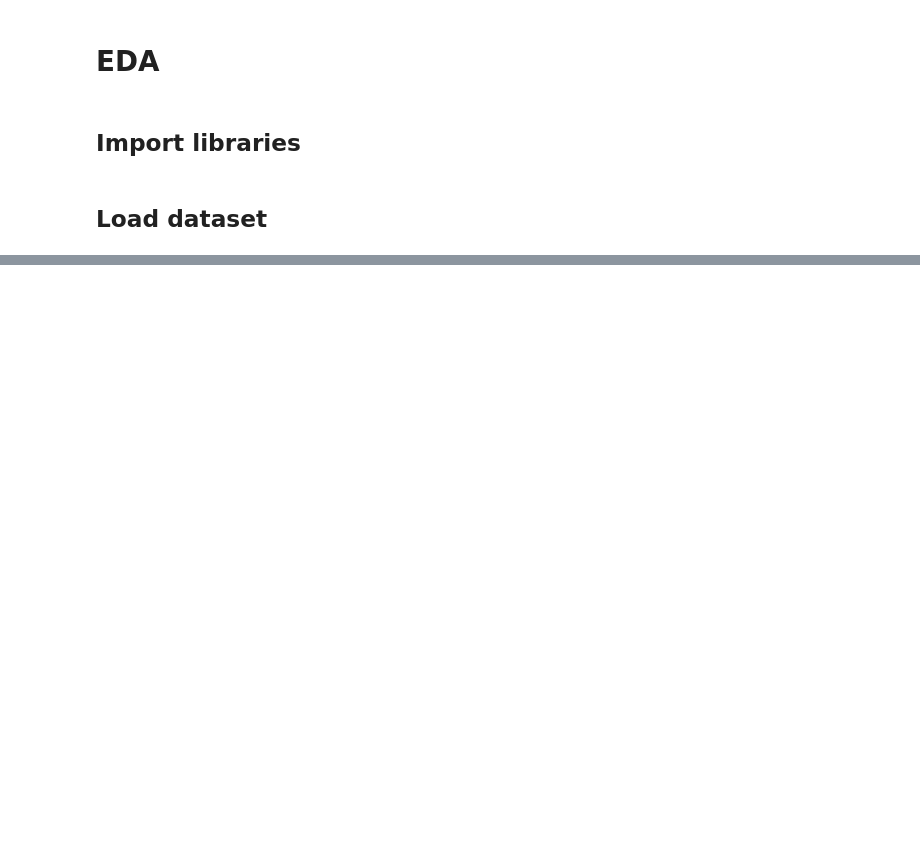
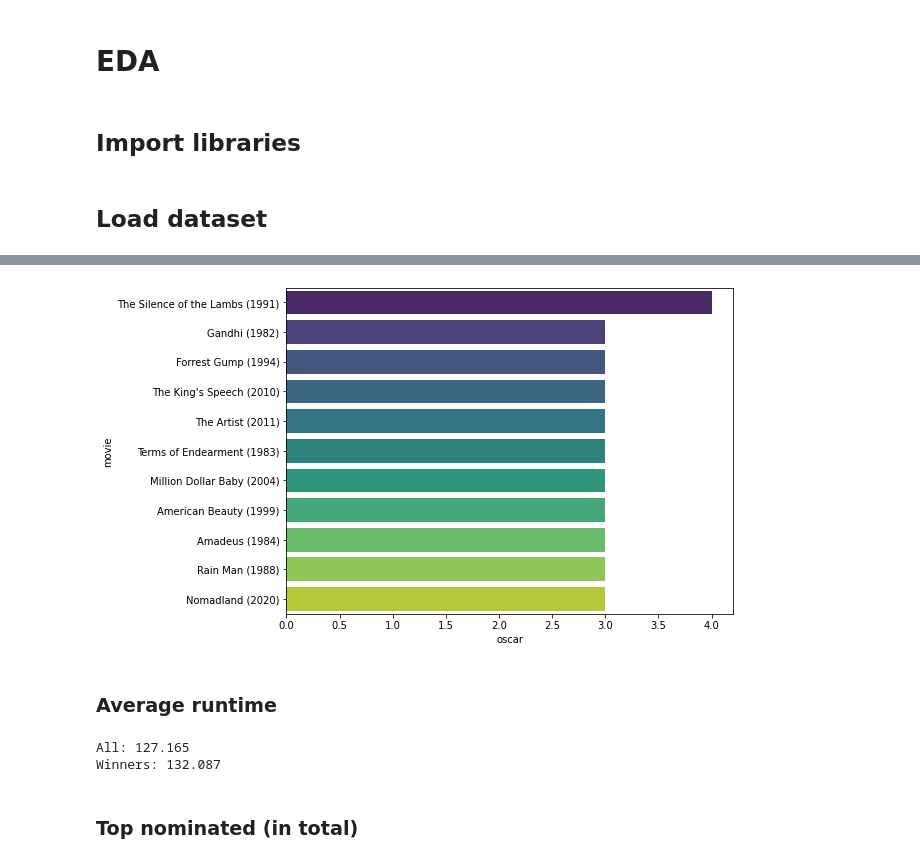
Before and after one commit to vvkin/oscar-predicting, a Jupyter notebook: notebooks/eda.ipynb, the cells around one changed output, grey strips where cells are left out. Cells and saved outputs as stored; diff of their text form; code cells hidden in the pictures; blank space fills up the shorter version.

```diff
--- a/notebooks/eda.ipynb
+++ b/notebooks/eda.ipynb
@@ -25,0 +51,8 @@ df.head()
+# %%
+top_oscar = df[['movie', 'year', 'oscar']].groupby(['movie', 'year'])
+top_oscar = top_oscar.sum().reset_index().sort_values(by='oscar', ascending=False)
+top_oscar = top_oscar[top_oscar.oscar >= 3]
+top_oscar = top_oscar.astype({ 'year': str })
+top_oscar['movie'] += ' (' + top_oscar['year'] + ')'
+top_oscar = top_oscar.drop('year', axis=1)
+top_oscar
@@ -25,0 +72,23 @@ df.head()
+# %%
+plt.figure(figsize=(8, 6))
+plt.xlabel('Number of Oscards')
+plt.ylabel('Movie')
+sns.barplot(
+    data=top_oscar,
+    y='movie', x='oscar',
+    orient='h', palette='viridis'
+)
+plt.show()
+# %% [output]
+[figure, added]
+# %% [markdown]
+### Average runtime
+# %%
+average_runtime = np.round(df['runtime'].mean(), 3)
+average_runtime_winners = np.round(df[df.oscar == 1]['runtime'].mean(), 3)
+print('All:', average_runtime, '\nWinners:', average_runtime_winners)
+# %% [output]
+All: 127.165
+Winners: 132.087
+# %% [markdown]
+### Top nominated (in total)
```
Also changed, not shown: parts of 24 cells of this notebook.
